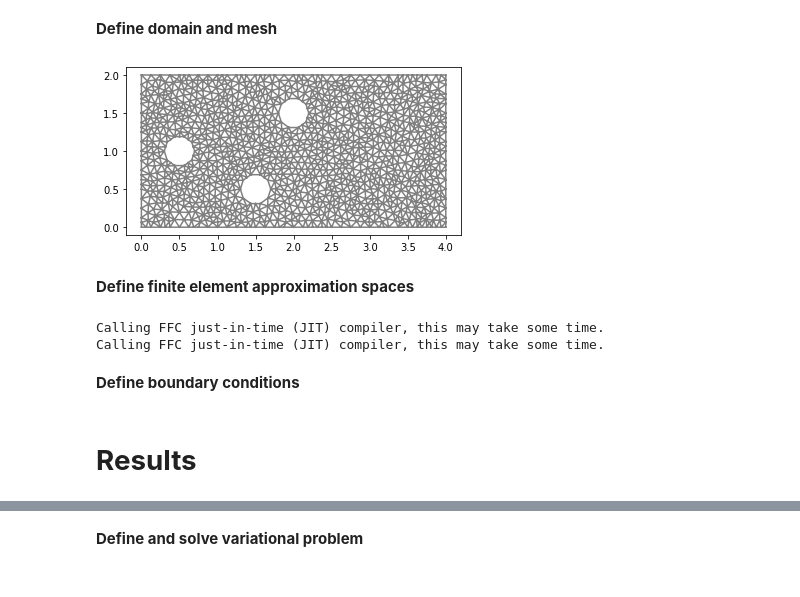
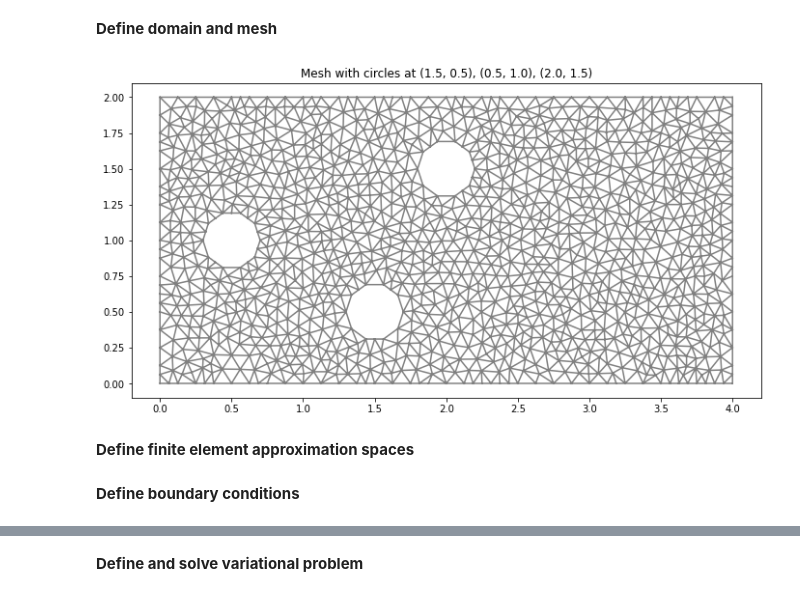
Before and after one commit to johanhoffman/DD2365_VT22, a Jupyter notebook: Lab4/notanumber_lab4b.ipynb, the cells around one changed output, grey strips where cells are left out. Drawn from its saved outputs; the diff is of its cells as text; code cells hidden in the pictures.

```diff
--- a/Lab4/notanumber_lab4b.ipynb
+++ b/Lab4/notanumber_lab4b.ipynb
@@ -101,37 +106,46 @@ class Upper(SubDomain):
 
 left = Left()
 right = Right()
 lower = Lower()
 upper = Upper()
 
+# normalized circle locations
+c1x = 0.375
+c1y = 0.25
+c2x = 0.125
+c2y = 0.5
+c3x = 0.5
+c3y = 0.75
+radius = 0.2
+
 # Generate mesh (examples with and without a hole in the mesh)
 resolution = 32
-mesh = generate_mesh(Rectangle(Point(0.0,0.0), Point(L,H)) - Circle(Point(1.5,0.25*H),0.2) - Circle(Point(0.5,0.5*H),0.2) - Circle(Point(2.0,0.75*H),0.2), resolution)
+mesh = generate_mesh(Rectangle(Point(0.0,0.0), Point(L,H)) - Circle(Point(c1x*L, c1y*H), radius) - Circle(Point(c2x*L, c2y*H), radius) - Circle(Point(c3x*L, c3y*H), radius), resolution)
 
 # Local mesh refinement (specified by a cell marker)
 no_levels = 0
 for i in range(0,no_levels):
   cell_marker = MeshFunction("bool", mesh, mesh.topology().dim())
   for cell in cells(mesh):
     cell_marker[cell] = False
     p = cell.midpoint()
     if p.distance(Point(1.5, 0.5)) < 1.0:
         cell_marker[cell] = True
   mesh = refine(mesh, cell_marker)
 
 # Define mesh functions (for boundary conditions)
 boundaries = MeshFunction("size_t", mesh, mesh.topology().dim()-1)
 boundaries.set_all(0)
 left.mark(boundaries, 1)
 right.mark(boundaries, 2)
 lower.mark(boundaries, 3)
 upper.mark(boundaries, 4)
 
-plt.figure()
-plot(mesh)
+plt.figure(figsize=(12, 6))
+plot(mesh, title="Mesh with circles at (" + str(c1x*L) + ", " + str(c1y*H) + "), (" + str(c2x*L) + ", " + str(c2y*H) + "), (" + str(c3x*L) + ", " + str(c3y*H) + ")")
 plt.show()
 # %% [output]
-[figure, old version]
+[figure, new version]
 # %% [markdown]
 **Define finite element approximation spaces**
 # %%
@@ -145,9 +159,6 @@ u = TrialFunction(V)
 v = TestFunction(V)
 
 d = Function(V)
-# %% [output]
-Calling FFC just-in-time (JIT) compiler, this may take some time.
-Calling FFC just-in-time (JIT) compiler, this may take some time.
 # %% [markdown]
 **Define boundary conditions**
 # %%
@@ -191,5 +206,3 @@ bcu_obj1 = DirichletBC(V.sub(1), 0.0, dbc_objects)
 
 #bcu = [bcu_in0, bcu_in1, bcu_upp0, bcu_upp1, bcu_low0, bcu_low1, bcu_obj0, bcu_obj1]
 bcu = [bcu_left0, bcu_left1, bcu_right0, bcu_right1, bcu_upper0, bcu_upper1, bcu_lower0, bcu_lower1, bcu_obj0, bcu_obj1]
-# %% [markdown]
-# **Results**
```
Also changed, not shown: parts of 9 cells of this notebook.
